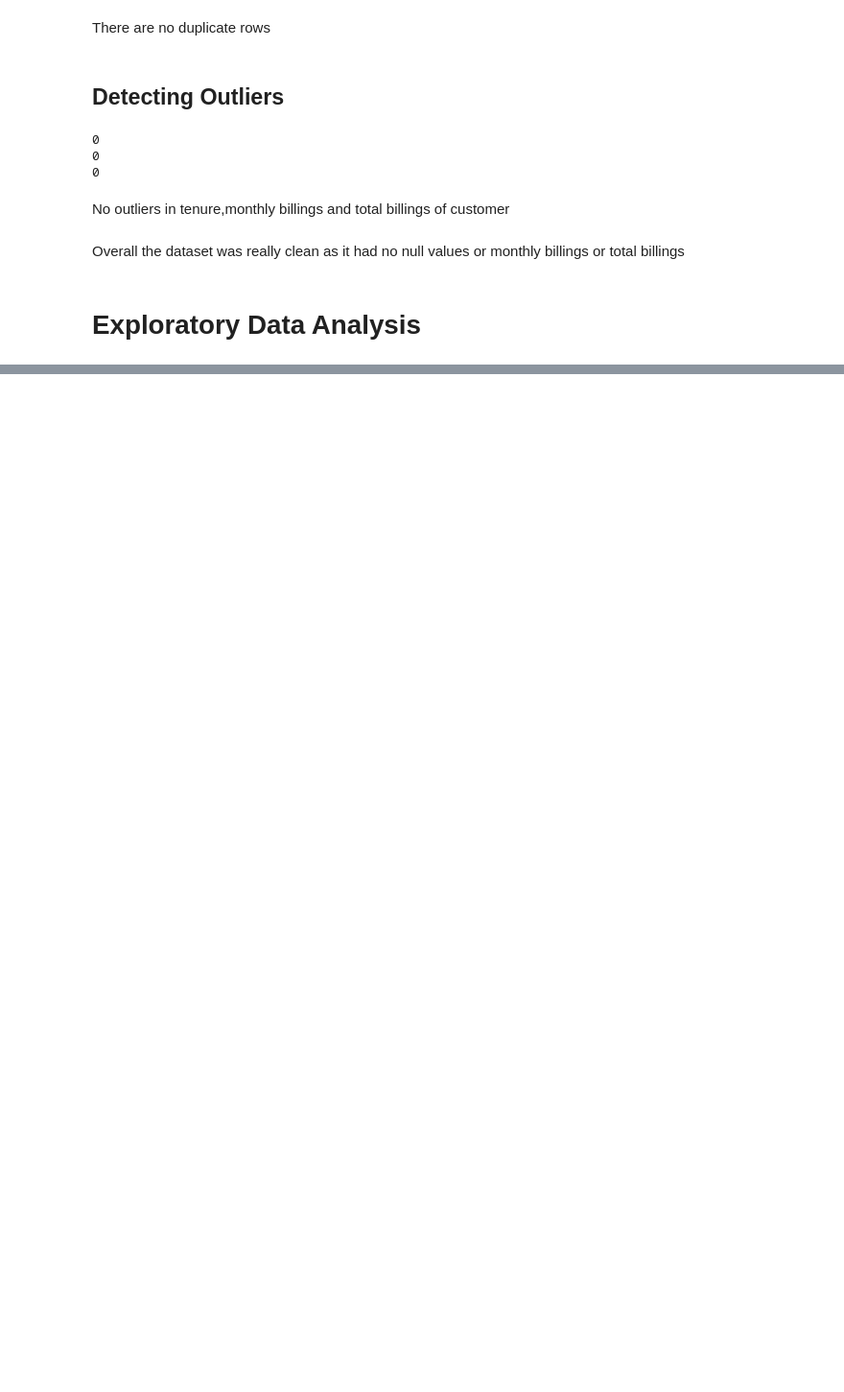
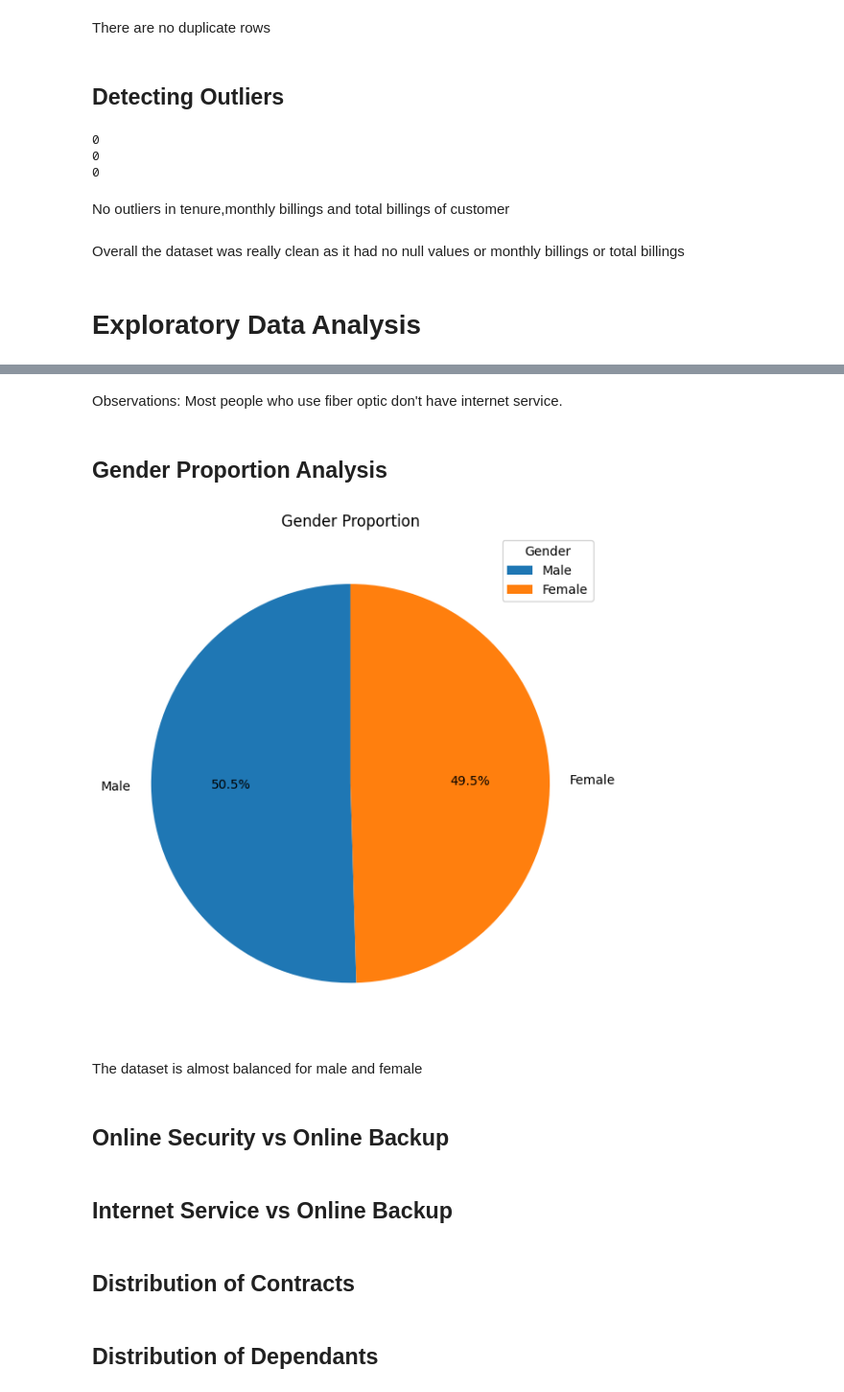
Before and after one commit to AabharanGupta/CustomerChurnAnalysis, a Jupyter notebook: Project.ipynb, the cells around one changed output, grey strips where cells are left out. Shown: that part at 96% size. Saved outputs shown, nothing was run; the diff lists cells and outputs as text; code cells hidden in the pictures; blank space fills up the shorter version.

```diff
--- a/Project.ipynb
+++ b/Project.ipynb
@@ -76,0 +101,25 @@ Overall the dataset was really clean as it had no null values or  monthly billin
+# %% [markdown]
+Observations:
+Most people who use fiber optic don't have internet service.
+# %% [markdown]
+## Gender Proportion Analysis
+# %%
+plt.figure(figsize=(12,6))
+gender_counts = df['gender'].value_counts()
+plt.pie(gender_counts, labels=gender_counts.index, autopct='%1.1f%%', startangle=90)
+plt.title('Gender Proportion')
+plt.legend(title='Gender')
+plt.tight_layout()
+plt.show()
+# %% [output]
+[figure, added]
+# %% [markdown]
+The dataset is almost balanced for male and female
+# %% [markdown]
+## Online Security vs Online Backup
+# %% [markdown]
+## Internet Service vs Online Backup
+# %% [markdown]
+## Distribution of Contracts
+# %% [markdown]
+## Distribution of Dependants
```
Also changed, not shown: parts of 4 cells of this notebook.
